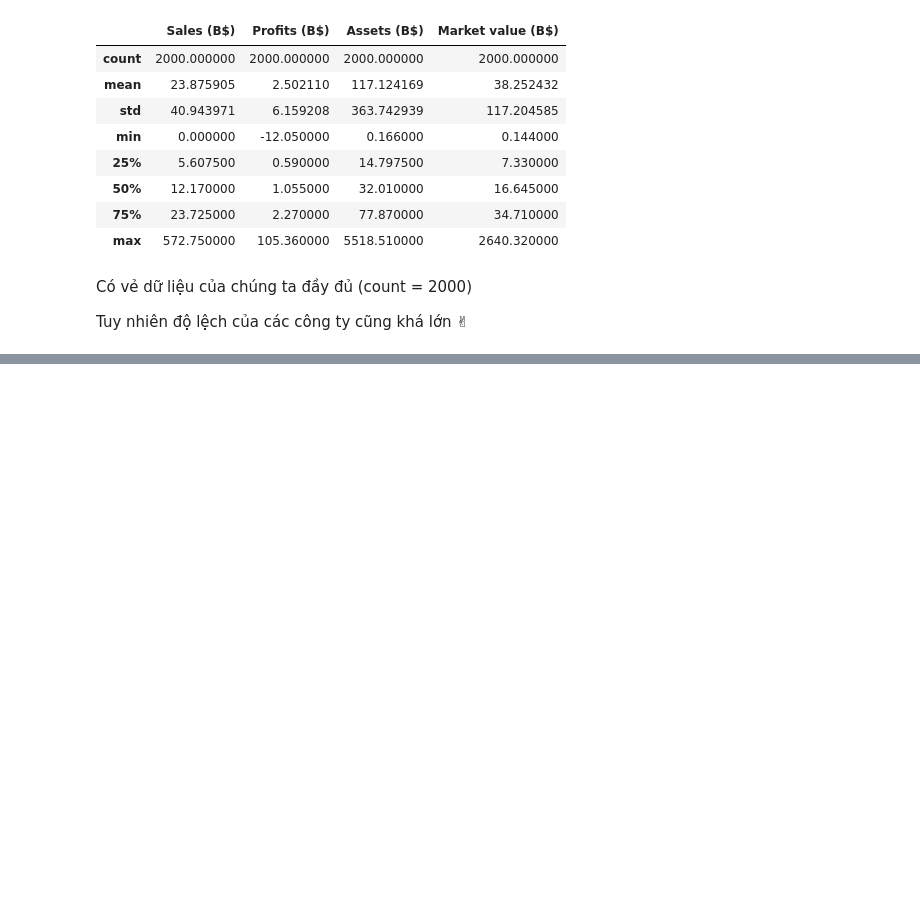
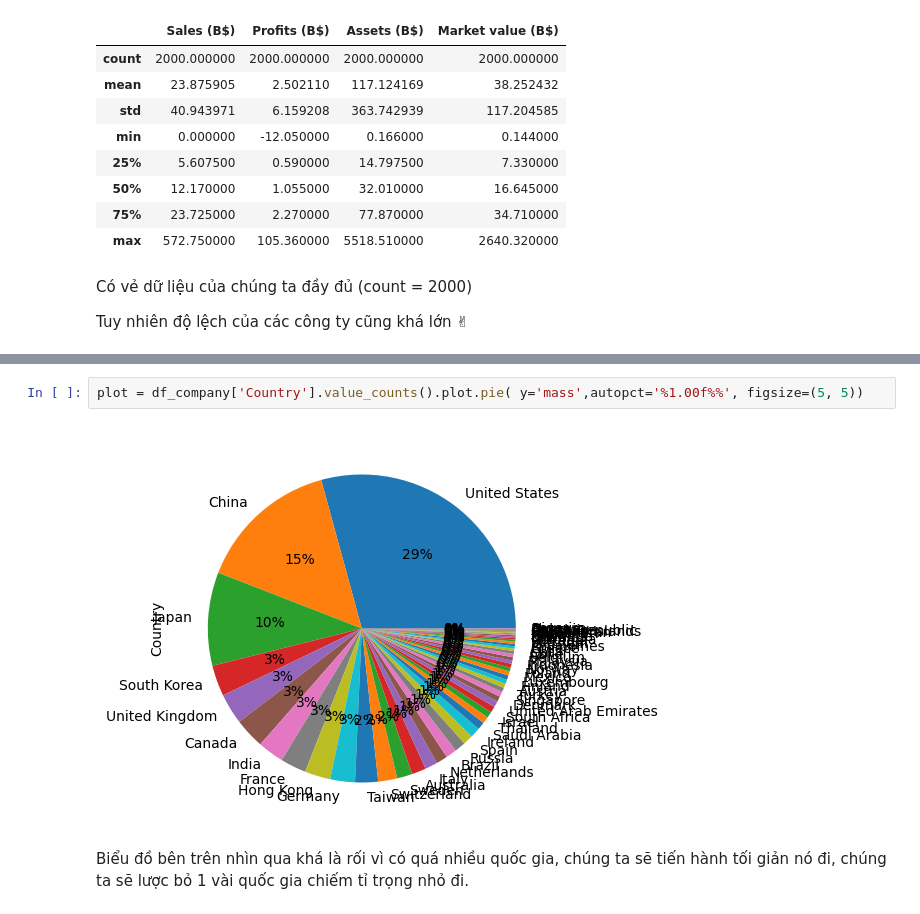
Before and after one commit to gittvhub12/KHDL, a Jupyter notebook: DoAn_KHDL_py.ipynb, the cells around one changed output, grey strips where cells are left out. Drawn from its saved outputs; the diff is of its cells as text; blank space fills up the shorter version.

```diff
--- a/DoAn_KHDL_py.ipynb
+++ b/DoAn_KHDL_py.ipynb
@@ -174,0 +187,6 @@ Tuy nhiên độ lệch của các công ty cũng khá lớn ✌
+# %%
+plot = df_company['Country'].value_counts().plot.pie( y='mass',autopct='%1.00f%%', figsize=(5, 5))
+# %% [output]
+[figure, added]
+# %% [markdown]
+Biểu đồ bên trên nhìn qua khá là rối vì có quá nhiều quốc gia, chúng ta sẽ tiến hành tối giản nó đi, chúng ta sẽ lược bỏ 1 vài quốc gia chiếm tỉ trọng nhỏ đi.
```
Also changed, not shown: parts of 6 cells of this notebook.
